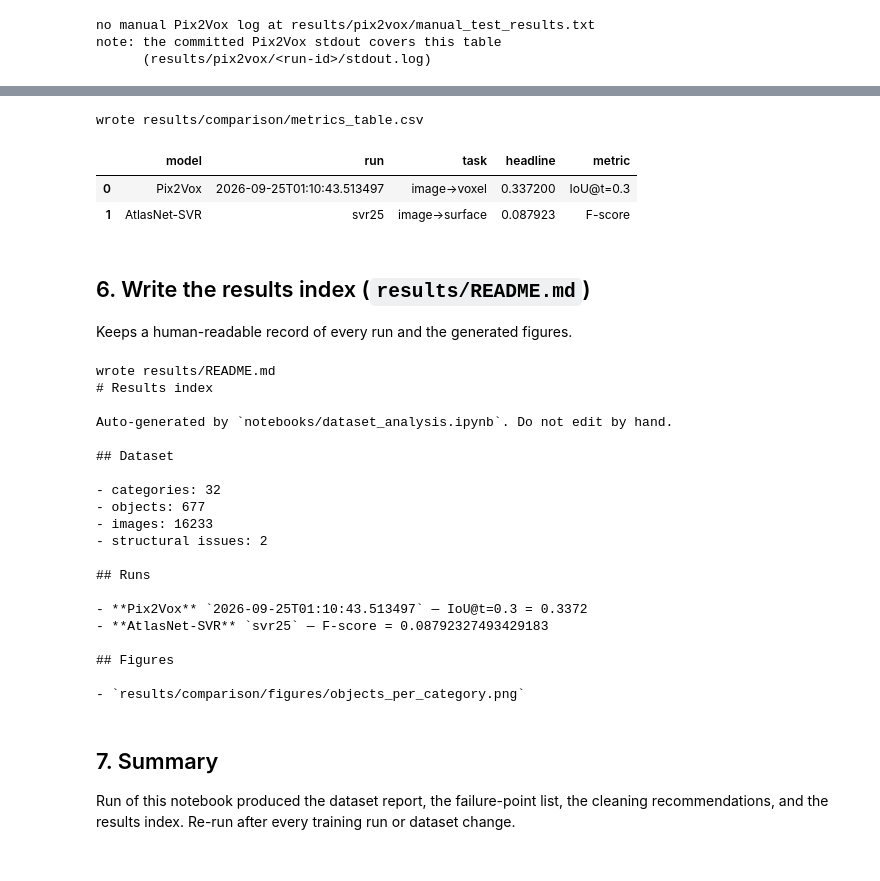
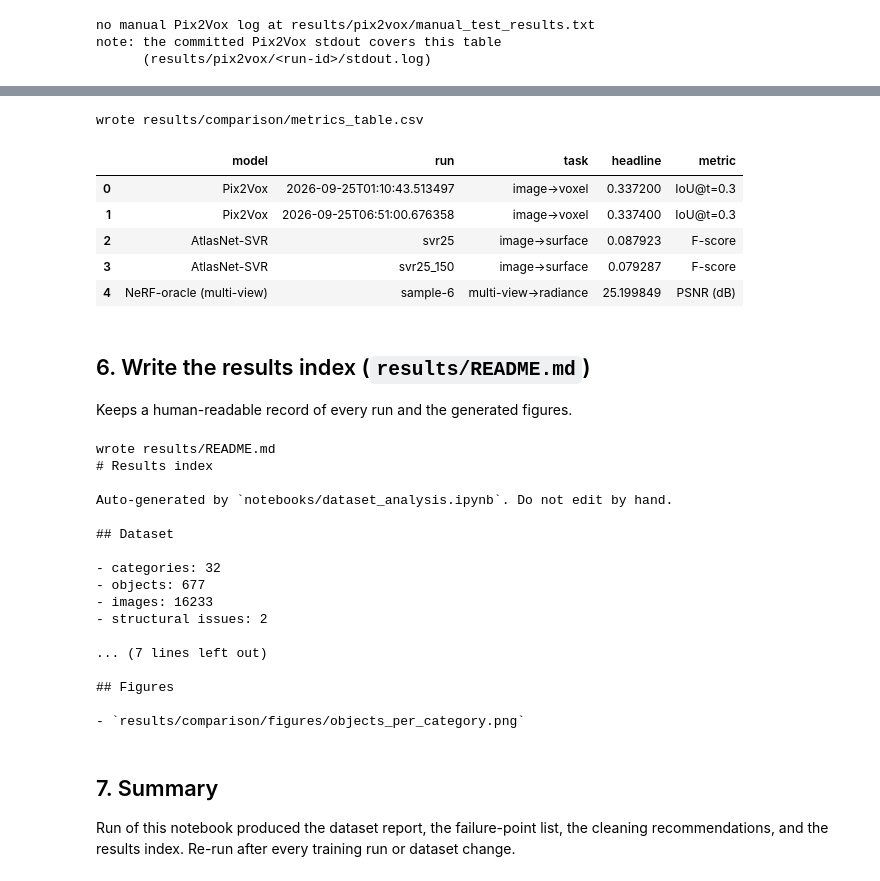
Before and after one commit to NoureldinAbdelrahman/home-omni3d, a Jupyter notebook: notebooks/dataset_analysis.ipynb, the cells around one changed output, grey strips where cells are left out. Cells and saved outputs as stored; diff of their text form; code cells hidden in the pictures.

```diff
--- a/notebooks/dataset_analysis.ipynb
+++ b/notebooks/dataset_analysis.ipynb
@@ -468,7 +468,15 @@ def load_summaries(base: Path):
 
 p2v_runs = load_summaries(RESULTS / "pix2vox")
 atl_runs = load_summaries(RESULTS / "atlasnet")
-print(f"Pix2Vox runs: {len(p2v_runs)} | AtlasNet runs: {len(atl_runs)}")
+
+oracle_summary = None
+_opath = RESULTS / "oracle" / "summary.json"
+if _opath.is_file():
+    try:
+        oracle_summary = json.loads(_opath.read_text())
+    except Exception as exc:
+        print(f"skip oracle: {exc}")
+print(f"Pix2Vox runs: {len(p2v_runs)} | AtlasNet runs: {len(atl_runs)} | oracle: {'yes' if oracle_summary else 'no'}")
 
 if p2v_runs:
     print("\nPix2Vox summaries:")
@@ -480,4 +488,8 @@ if atl_runs:
         print(" ", r.get("_run"), "|", {k: v for k, v in r.items() if k != "_run"})
 if not p2v_runs and not atl_runs:
     print("No runs found yet — train, then place summaries under results/ per ROADMAP.")
+
+if oracle_summary:
+    print("\nMulti-view NeRF oracle:",
+          {k: v for k, v in oracle_summary.items() if k != "per_object"})
 # %% [output]
@@ -492,34 +508,46 @@ AtlasNet summaries:
 comp_rows = []
 for r in p2v_runs:
     comp_rows.append({
         "model": "Pix2Vox",
         "run": r.get("_run"),
         "task": "image->voxel",
         "headline": r.get("best_iou"),
         "metric": f"IoU@t={r.get('best_t')}",
     })
 for r in atl_runs:
     comp_rows.append({
         "model": "AtlasNet-SVR",
         "run": r.get("_run"),
         "task": "image->surface",
         "headline": r.get("best_fscore", r.get("best_chamfer")),
         "metric": "F-score" if r.get("best_fscore") is not None else "Chamfer",
     })
 
+if oracle_summary:
+    comp_rows.append({
+        "model": "NeRF-oracle (multi-view)",
+        "run": f"sample-{oracle_summary.get('n_objects')}",
+        "task": "multi-view->radiance",
+        "headline": oracle_summary.get("mean_psnr"),
+        "metric": "PSNR (dB)",
+    })
+
 cdf = pd.DataFrame(comp_rows) if pd is not None else None
 if cdf is not None and len(cdf):
     cpath = RESULTS / "comparison" / "metrics_table.csv"
     cdf.to_csv(cpath, index=False)
     print("wrote", cpath.relative_to(ROOT))
     display(cdf)
 else:
     print("no comparison table yet")
 # %% [output]
 wrote results/comparison/metrics_table.csv
 |  | model | run | task | headline | metric |
 | 0 | Pix2Vox | 2026-09-25T01:10:43.513497 | image->voxel | 0.337200 | IoU@t=0.3 |
-| 1 | AtlasNet-SVR | svr25 | image->surface | 0.087923 | F-score |
+| 1 | Pix2Vox | 2026-09-25T06:51:00.676358 | image->voxel | 0.337400 | IoU@t=0.3 |
+| 2 | AtlasNet-SVR | svr25 | image->surface | 0.087923 | F-score |
+| 3 | AtlasNet-SVR | svr25_150 | image->surface | 0.079287 | F-score |
+| 4 | NeRF-oracle (multi-view) | sample-6 | multi-view->radiance | 25.199849 | PSNR (dB) |
 # %% [markdown]
 ## 6. Write the results index (`results/README.md`)
 
@@ -561,10 +589,7 @@ Auto-generated by `notebooks/dataset_analysis.ipynb`. Do not edit by hand.
 - images: 16233
 - structural issues: 2
 
-## Runs
-
-- **Pix2Vox** `2026-09-25T01:10:43.513497` — IoU@t=0.3 = 0.3372
-- **AtlasNet-SVR** `svr25` — F-score = 0.08792327493429183
+... (7 lines left out)
 
 ## Figures
 
```
Also changed, not shown: parts of 1 cell of this notebook, 34 other files.
